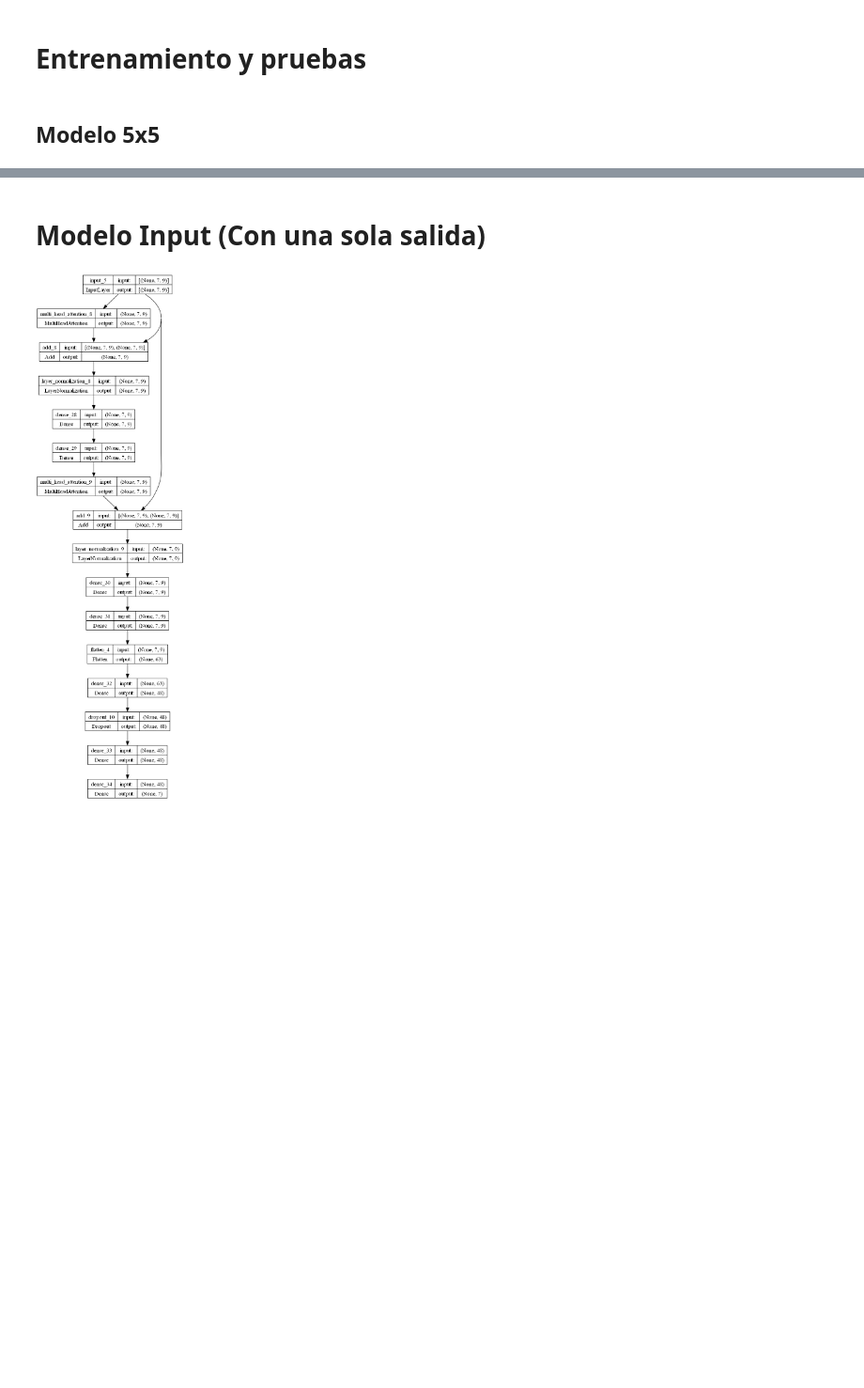
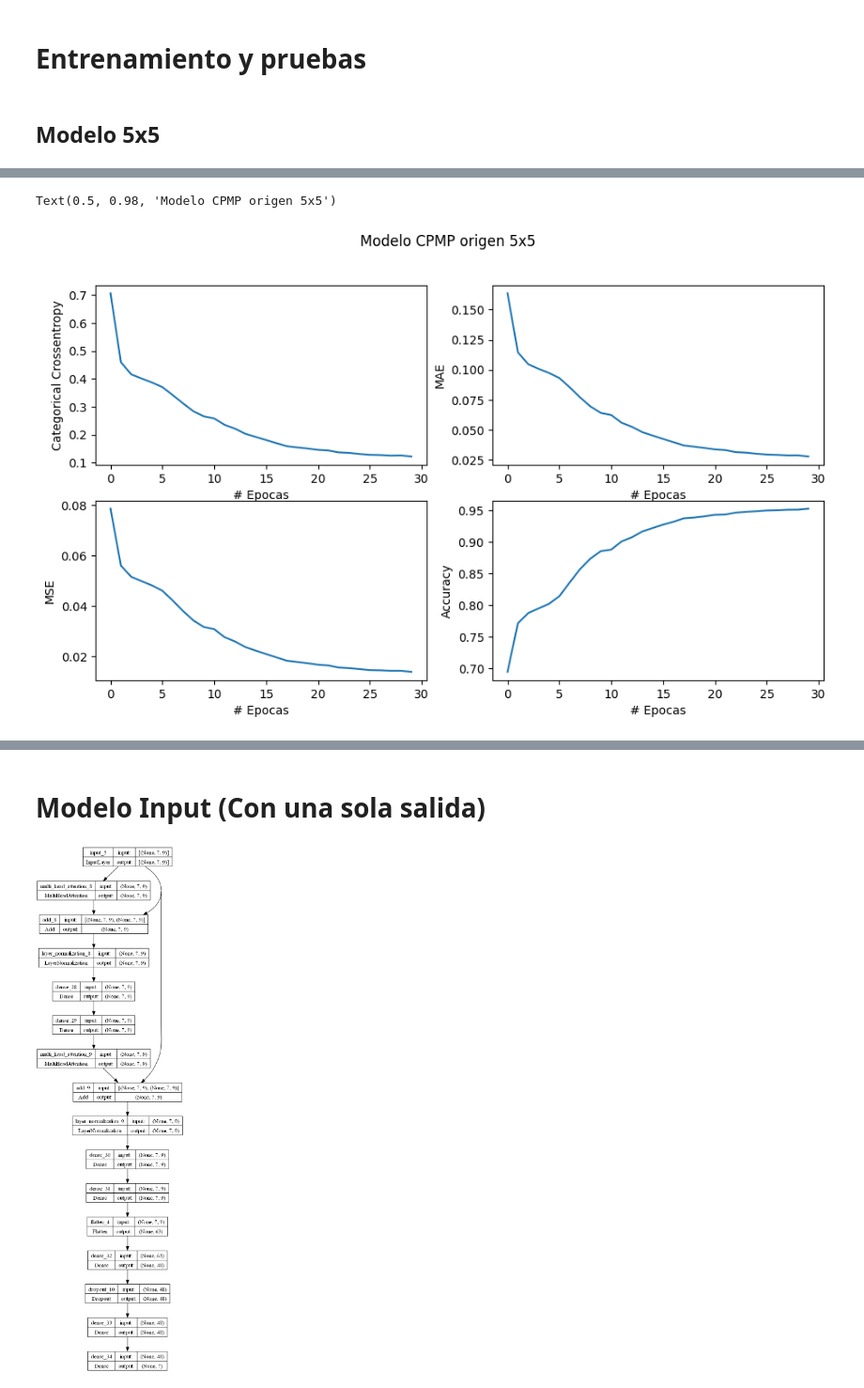
Before and after one commit to LosWillyAmigos/CPMP_With_attetion, a Jupyter notebook: CPMP_with_attention.ipynb, the cells around one changed output, grey strips where cells are left out. Shown at 94% size. Saved outputs shown, nothing was run; the diff lists cells and outputs as text; code cells hidden in the pictures; blank space fills up the shorter version.

Commit message:
Add graphs

```diff
--- a/CPMP_with_attention.ipynb
+++ b/CPMP_with_attention.ipynb
@@ -320,5 +321,5 @@ X_train_7x7, y_train_1_7x7, y_train_2_7x7 = load_data('data/data_7x7')
 # %%
-X_train_5x5, y_train_1_5x5, y_train_2_5x5 = load_data('data/data_5x5')
+data_5x5, labels_1_5x5, labels_2_5x5 = load_data('data/data_5x5')
 # %% [markdown]
 # Entrenamiento y pruebas
 # %% [markdown]
@@ -331,0 +329,4 @@ predict = model_cpmp_origin.predict(X_train)
+# %%
+X_train_5x5, X_test_5x5, y_train_1_5x5, y_test_1_5x5 = train_test_split(data_5x5, labels_1_5x5, test_size= 0.2, random_state= 42)
+# %%
+history = model_cpmp_origin_5x5.fit(X_train_5x5, y_train_1_5x5, batch_size= 32, epochs= 30)
@@ -331,0 +351,27 @@ predict = model_cpmp_origin.predict(X_train)
+# %%
+plt.figure(figsize=(11, 6))
+
+plt.subplot(2,2,1)
+plt.xlabel("# Epocas")
+plt.ylabel("Categorical Crossentropy")
+plt.plot(history.history["loss"])
+
+plt.subplot(2,2,2)
+plt.xlabel("# Epocas")
+plt.ylabel("MAE")
+plt.plot(history.history["mae"])
+
+plt.subplot(2,2,3)
+plt.xlabel("# Epocas")
+plt.ylabel("MSE")
+plt.plot(history.history["mse"])
+
+plt.subplot(2,2,4)
+plt.xlabel("# Epocas")
+plt.ylabel("Accuracy")
+plt.plot(history.history["accuracy"])
+
+plt.suptitle("Modelo CPMP origen 5x5")
+# %% [output]
+Text(0.5, 0.98, 'Modelo CPMP origen 5x5')
+[figure, added]
```
Also changed, not shown: parts of 14 cells of this notebook.
